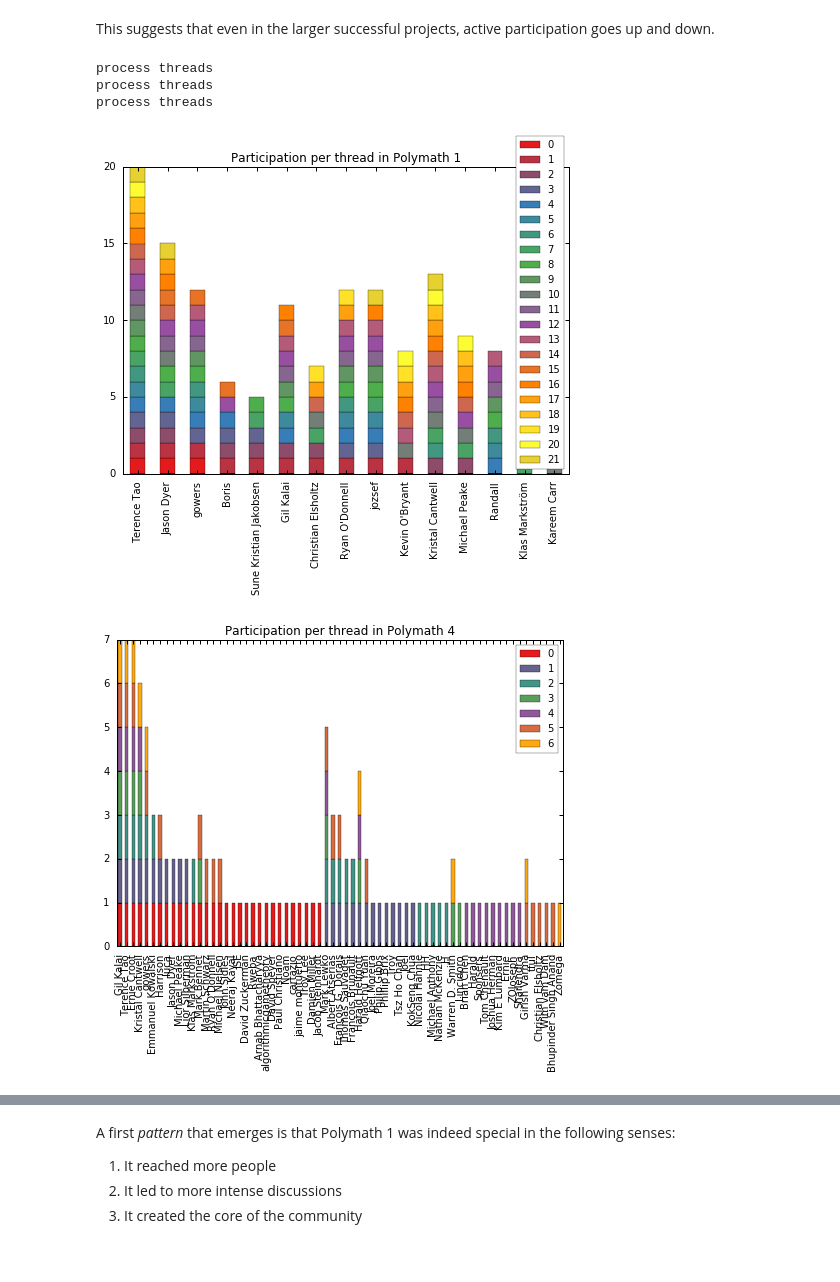
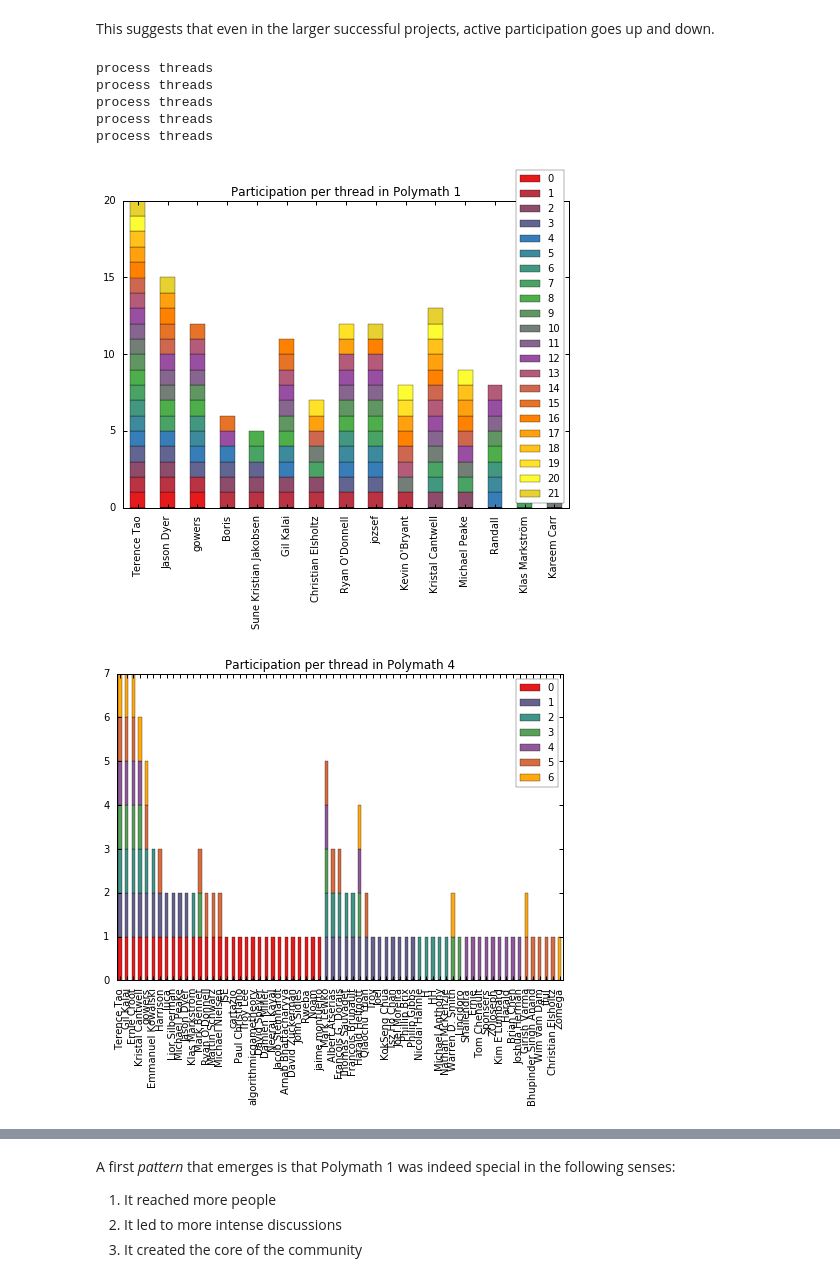
Before and after one commit to patrickallo/mathpracmod, a Jupyter notebook: Polymath Comparison.ipynb, the cells around one changed output, grey strips where cells are left out. Drawn from its saved outputs; the diff is of its cells as text; code cells hidden in the pictures.

```diff
--- a/Polymath Comparison.ipynb
+++ b/Polymath Comparison.ipynb
@@ -181,10 +167,12 @@ PM8_FRAME = process_polymath("pm 8", split=True)
 PM9_FRAME = process_polymath("pm 9", split=True)
 # %%
 PM10_FRAME = process_polymath("pm 10", split=True)
+# %%
+PM11_FRAME = process_polymath("pm 11", split=True)
 # %% [markdown]
 A list of all Polymath and Mini Polymath frames is created, and then used to create two large `pandas.DataFrames`
 # %%
-POLYMATHS = [PM1_FRAME, PM2_FRAME, PM3_FRAME, PM4_FRAME, PM5_FRAME, PM6_FRAME, PM7_FRAME, PM8_FRAME, PM9_FRAME, PM10_FRAME]
+POLYMATHS = [PM1_FRAME, PM2_FRAME, PM3_FRAME, PM4_FRAME, PM5_FRAME, PM6_FRAME, PM7_FRAME, PM8_FRAME, PM9_FRAME, PM10_FRAME, PM11_FRAME]
 MINIPOLYMATHS = [mPM1_FRAME, mPM2_FRAME, mPM3_FRAME, mPM4_FRAME]
 COL_ORDER = PM1_FRAME.columns.tolist()
 PM_FRAME = pd.concat(POLYMATHS)[COL_ORDER]
@@ -287,10 +279,10 @@ We start with a small auxiliary function that returns the last row for each proj
 def get_last(lst_of_frames):
     if lst_of_frames == POLYMATHS:
         source = PM_FRAME
-        positions = np.array([frame.index.levels[1][-1] for frame in lst_of_frames]).cumsum() + np.arange(10)
+        positions = np.array([frame.index.levels[1][-1] for frame in lst_of_frames]).cumsum() + np.arange(len(POLYMATHS))
     elif lst_of_frames == MINIPOLYMATHS:
         source = mPM_FRAME
-        positions = np.array([frame.index.levels[1][-1] for frame in lst_of_frames]).cumsum() + np.arange(4)
+        positions = np.array([frame.index.levels[1][-1] for frame in lst_of_frames]).cumsum() + np.arange(len(MINIPOLYMATHS))
     else:
         raise ValueError("Need either POLYMATHS or MINIPOLYMATHS")
     source.index = source.index.swaplevel(0,1)
@@ -429,7 +421,7 @@ def plot_community_evolution(project):
 The function `plot_participation_evolution` can both take a project, and a group of projects ("Polymath" of "MiniPolymath") as an argument, and shows for each participant that took part in at least `n` projects/threads the projects/threads (s)he participated in.
 # %%
 def plot_participation_evolution(project, n=2, skip_anon=True):
-    if project.split()[-1]in ['1', '2', '3', '4', '5', '6', '7', '8', '9', '10']:
+    if project.split()[-1]in ['1', '2', '3', '4', '5', '6', '7', '8', '9', '10', '11']:
         print("process threads")
         as_threads = True
         if project.startswith("Mini"):
@@ -618,11 +614,15 @@ This suggests that even in the larger successful projects, active participation
 # %%
 plot_participation_evolution("Polymath 1", n=5)
 plot_participation_evolution("Polymath 4", n=1)
 plot_participation_evolution("Polymath 8", n=7)
+plot_participation_evolution("Polymath 10", n=2)
+plot_participation_evolution("Polymath 11", n=2)
 # %% [output]
 process threads
 process threads
 process threads
+process threads
+process threads
 [figure]
-[figure, old version]
+[figure, new version]
 [figure]
```
Also changed, not shown: parts of 23 cells of this notebook, 25 other files.
